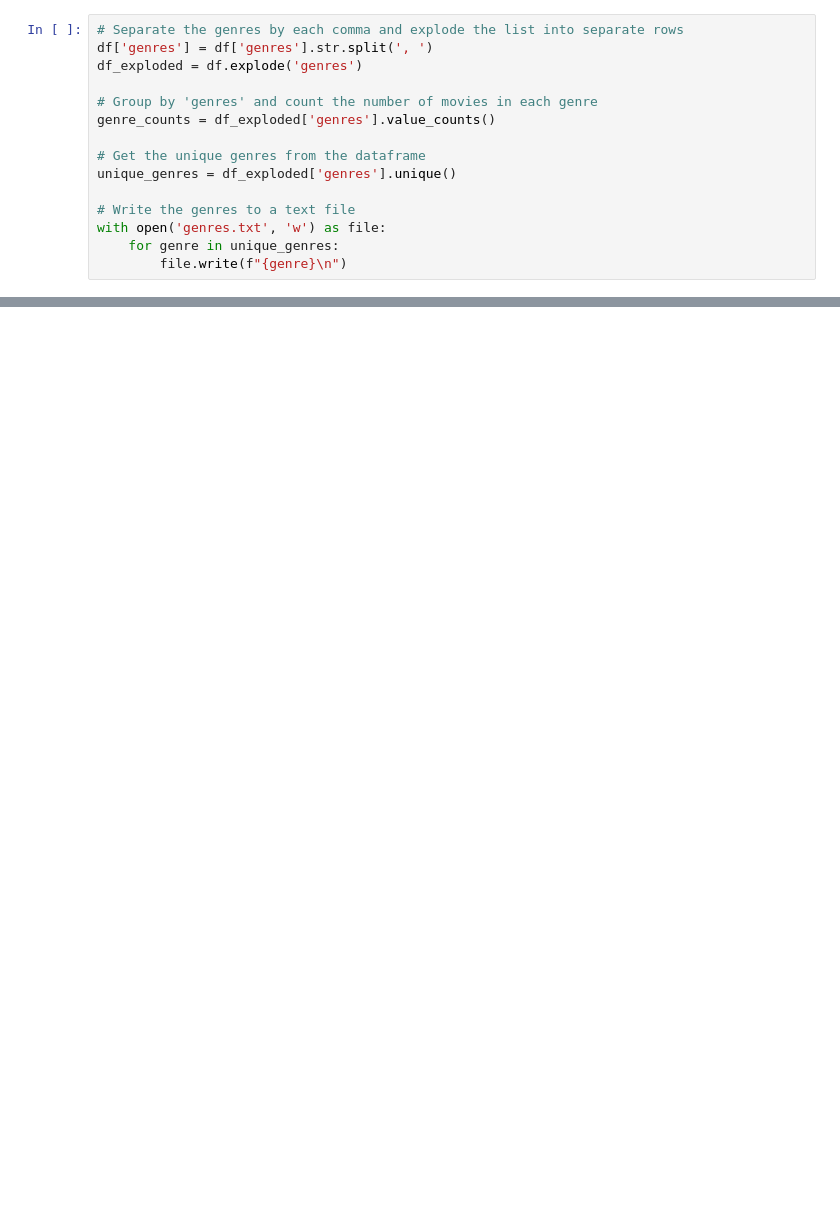
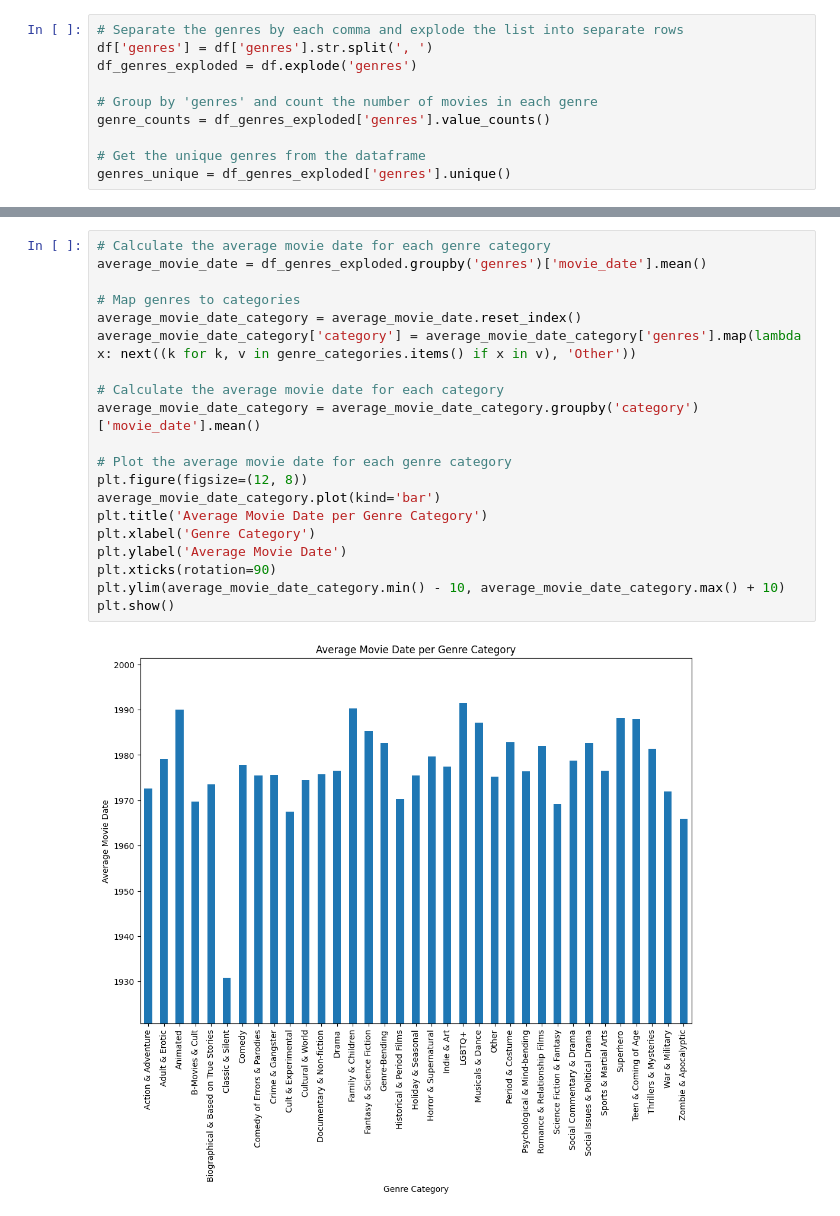
Before and after one commit to epfl-ada/ada-2024-project-padamalgame, a Jupyter notebook: results.ipynb, the cells around one changed output, grey strips where cells are left out. Saved outputs shown, nothing was run; the diff lists cells and outputs as text; blank space fills up the shorter version.

Commit message:
Plots for Genre Categories

```diff
--- a/results.ipynb
+++ b/results.ipynb
@@ -40,18 +42,13 @@ Index(['movie_name', 'movie_date', 'box_office', 'runtime', 'language',
 # %%
 # Separate the genres by each comma and explode the list into separate rows
 df['genres'] = df['genres'].str.split(', ')
-df_exploded = df.explode('genres')
+df_genres_exploded = df.explode('genres')
 
 # Group by 'genres' and count the number of movies in each genre
-genre_counts = df_exploded['genres'].value_counts()
+genre_counts = df_genres_exploded['genres'].value_counts()
 
 # Get the unique genres from the dataframe
-unique_genres = df_exploded['genres'].unique()
-
-# Write the genres to a text file
-with open('genres.txt', 'w') as file:
-    for genre in unique_genres:
-        file.write(f"{genre}\n")
+genres_unique = df_genres_exploded['genres'].unique()
 # %%
 # Define the mapping of genres to broader movie categories
 genre_categories = {
@@ -256,0 +221,22 @@ plt.show()
+# %%
+# Calculate the average movie date for each genre category
+average_movie_date = df_genres_exploded.groupby('genres')['movie_date'].mean()
+
+# Map genres to categories
+average_movie_date_category = average_movie_date.reset_index()
+average_movie_date_category['category'] = average_movie_date_category['genres'].map(lambda x: next((k for k, v in genre_categories.items() if x in v), 'Other'))
+
+# Calculate the average movie date for each category
+average_movie_date_category = average_movie_date_category.groupby('category')['movie_date'].mean()
+
+# Plot the average movie date for each genre category
+plt.figure(figsize=(12, 8))
+average_movie_date_category.plot(kind='bar')
+plt.title('Average Movie Date per Genre Category')
+plt.xlabel('Genre Category')
+plt.ylabel('Average Movie Date')
+plt.xticks(rotation=90)
+plt.ylim(average_movie_date_category.min() - 10, average_movie_date_category.max() + 10)
+plt.show()
+# %% [output]
+[figure, added]
```
Also changed, not shown: parts of 7 cells of this notebook.
